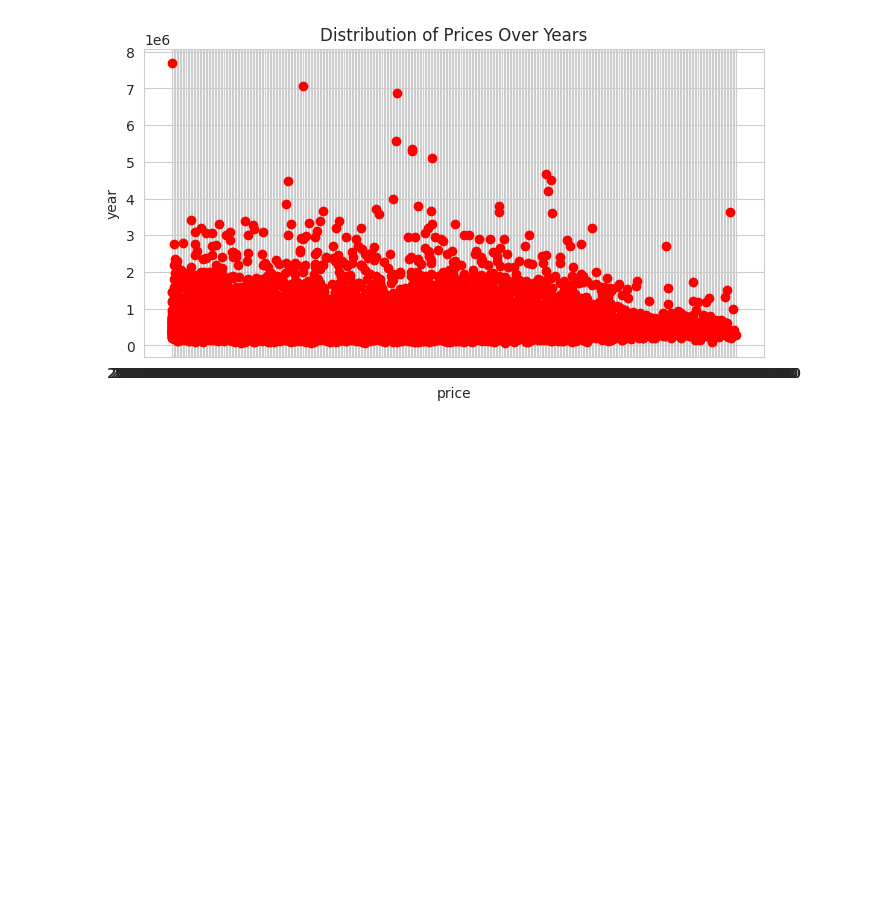
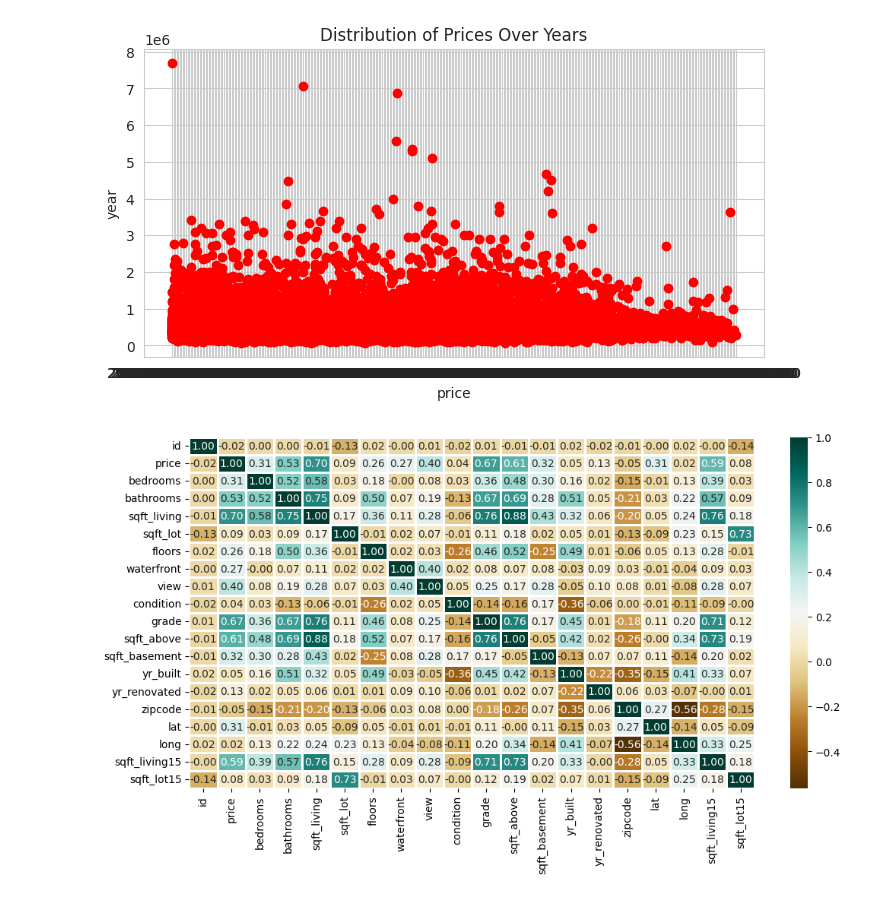
Before and after one commit to michelmalki/MichelMalki, a Jupyter notebook: house_sales.ipynb, the cells around one changed output. Saved outputs shown, nothing was run; the diff lists cells and outputs as text; code cells hidden in the pictures; blank space fills up the shorter version.

```diff
--- a/house_sales.ipynb
+++ b/house_sales.ipynb
@@ -256,3 +267,13 @@ plt.title('Distribution of Prices Over Years')
 plt.show()
 # %% [output]
 [figure]
+# %%
+# Examine how house prices have changed over time.
+
+import matplotlib.pyplot as plt
+import seaborn as sns
+plt.figure(figsize=(12, 6))
+sns.heatmap(df.corr(), cmap='BrBG', fmt='.2f', linewidths=2, annot=True)
+plt.show()
+# %% [output]
+[figure, added]
```
Also changed, not shown: parts of 17 cells of this notebook.
